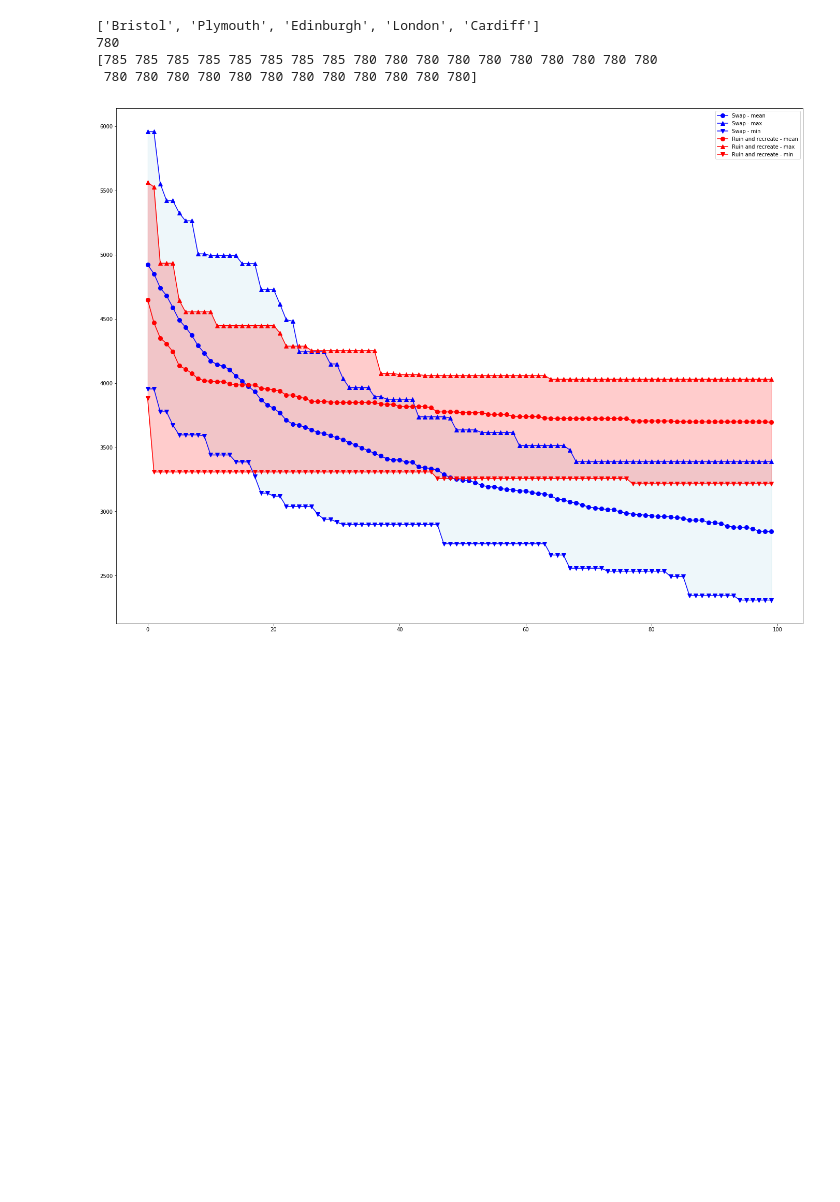
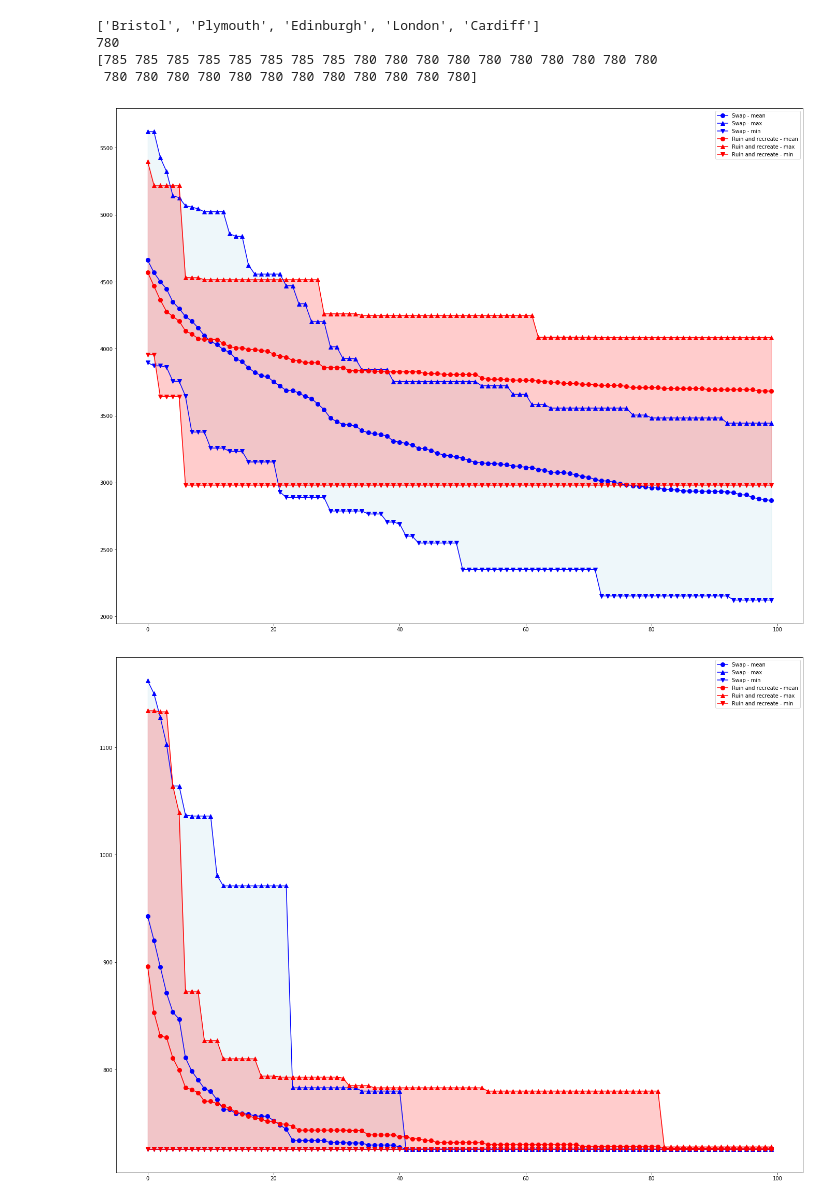
Before and after one commit to Lewis-Trowbridge/COMP2002-Coursework-Assessment, a Jupyter notebook: COMP2002 Coursework.ipynb, the cells around one changed output. Cells and saved outputs as stored; diff of their text form; code cells hidden in the pictures; blank space fills up the shorter version.

Commit message:
Moved plotting into function and plotted data

```diff
--- a/COMP2002 Coursework.ipynb
+++ b/COMP2002 Coursework.ipynb
@@ -345,28 +345,33 @@ long_rr_experiment = run_experiment(cities_long_filename, distance_long_filename
 short_swap_experiment = run_experiment(cities_short_filename, distance_short_filename, swap)
 short_rr_experiment = run_experiment(cities_short_filename, distance_short_filename, ruin_and_recreate)
 # %%
-plt.figure(figsize=(19.2, 14.4))
-long_swap_mean = long_swap_experiment.mean(axis=0)
-long_swap_max = long_swap_experiment.max(axis=0)
-long_swap_min = long_swap_experiment.min(axis=0)
+def plot_experiment_data(swap_experiment, rr_experiment):
+    plt.figure(figsize=(19.2, 14.4))
+    swap_mean = swap_experiment.mean(axis=0)
+    swap_max = swap_experiment.max(axis=0)
+    swap_min = swap_experiment.min(axis=0)
 
-long_rr_mean = long_rr_experiment.mean(axis=0)
-long_rr_max = long_rr_experiment.max(axis=0)
-long_rr_min = long_rr_experiment.min(axis=0)
+    rr_mean = rr_experiment.mean(axis=0)
+    rr_max = rr_experiment.max(axis=0)
+    rr_min = rr_experiment.min(axis=0)
 
-plt.plot(long_swap_mean, "bo-", markersize=8, label="Swap - mean")
-plt.plot(long_swap_max, "b^-", markersize=8, label="Swap - max")
-plt.plot(long_swap_min, "bv-", markersize=8, label="Swap - min")
-plt.plot(long_rr_mean, "ro-", markersize=8, label="Ruin and recreate - mean")
-plt.plot(long_rr_max, "r^-", markersize=8, label="Ruin and recreate - max")
-plt.plot(long_rr_min, "rv-", markersize=8, label="Ruin and recreate - min")
-plt.fill_between(range(len(long_swap_mean)), long_swap_mean, long_swap_max, alpha=0.2, color="lightblue")
-plt.fill_between(range(len(long_swap_mean)), long_swap_mean, long_swap_min, alpha=0.2, color="lightblue")
-plt.fill_between(range(len(long_rr_mean)), long_rr_mean, long_rr_max, alpha=0.2, color="red")
-plt.fill_between(range(len(long_rr_mean)), long_rr_mean, long_rr_min, alpha=0.2, color="red")
+    plt.plot(swap_mean, "bo-", markersize=8, label="Swap - mean")
+    plt.plot(swap_max, "b^-", markersize=8, label="Swap - max")
+    plt.plot(swap_min, "bv-", markersize=8, label="Swap - min")
+    plt.plot(rr_mean, "ro-", markersize=8, label="Ruin and recreate - mean")
+    plt.plot(rr_max, "r^-", markersize=8, label="Ruin and recreate - max")
+    plt.plot(rr_min, "rv-", markersize=8, label="Ruin and recreate - min")
+    plt.fill_between(range(len(swap_mean)), swap_mean, swap_max, alpha=0.2, color="lightblue")
+    plt.fill_between(range(len(swap_mean)), swap_mean, swap_min, alpha=0.2, color="lightblue")
+    plt.fill_between(range(len(rr_mean)), rr_mean, rr_max, alpha=0.2, color="red")
+    plt.fill_between(range(len(rr_mean)), rr_mean, rr_min, alpha=0.2, color="red")
 
-plt.legend()
+    plt.legend()
 
-plt.tight_layout()
+    plt.tight_layout()
-# %% [output]
-[figure, removed]
+# %%
+plot_experiment_data(long_swap_experiment, long_rr_experiment)
+plot_experiment_data(short_swap_experiment, short_rr_experiment)
+# %% [output]
+[figure, added]
+[figure, added]
```
